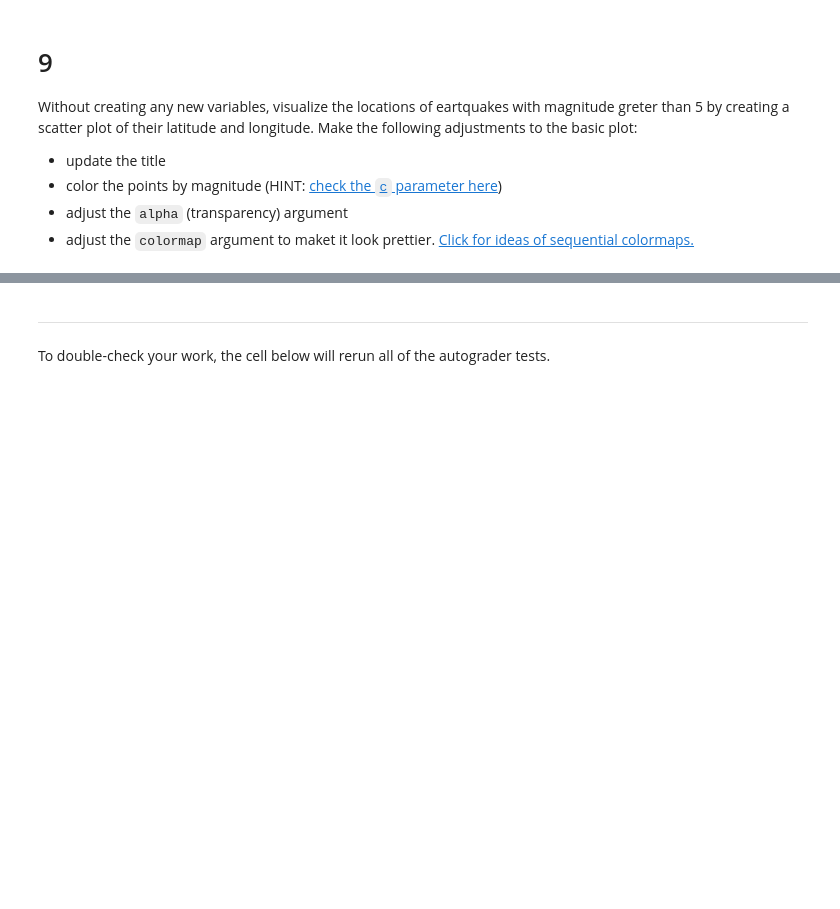
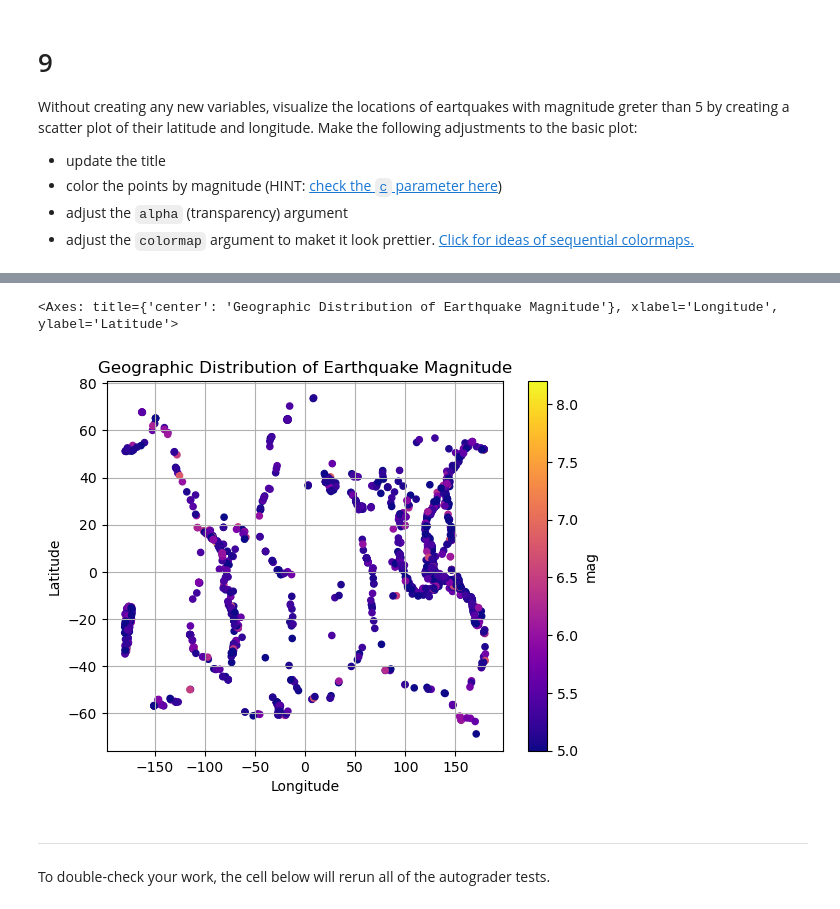
Before and after one commit to kellyloveskelp/eds220-hwk1, a Jupyter notebook: task3/hwk1-task3-earthquakes.ipynb, the cells around one changed output, grey strips where cells are left out. Cells and saved outputs as stored; diff of their text form; code cells hidden in the pictures; blank space fills up the shorter version.

```diff
--- a/task3/hwk1-task3-earthquakes.ipynb
+++ b/task3/hwk1-task3-earthquakes.ipynb
@@ -306,3 +318,18 @@ Without creating any new variables, visualize the locations of eartquakes with m
+# %%
+eqk[eqk['mag'] >= 5].plot(
+    kind = 'scatter',
+    x = 'longitude',
+    y = 'latitude',
+    c = 'mag',
+    colormap = 'mag',
+    title = 'Geographic Distribution of Earthquake Magnitude',
+    xlabel = 'Longitude',
+    ylabel = 'Latitude',
+    grid = True
+)
+# %% [output]
+<Axes: title={'center': 'Geographic Distribution of Earthquake Magnitude'}, xlabel='Longitude', ylabel='Latitude'>
+[figure, added]
 # %% [markdown]
 ---
 
```
Also changed, not shown: parts of 2 cells of this notebook.
